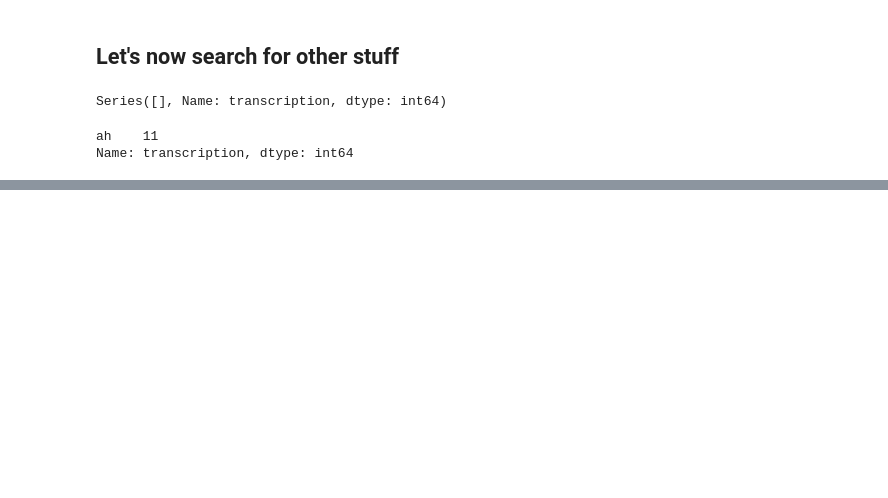
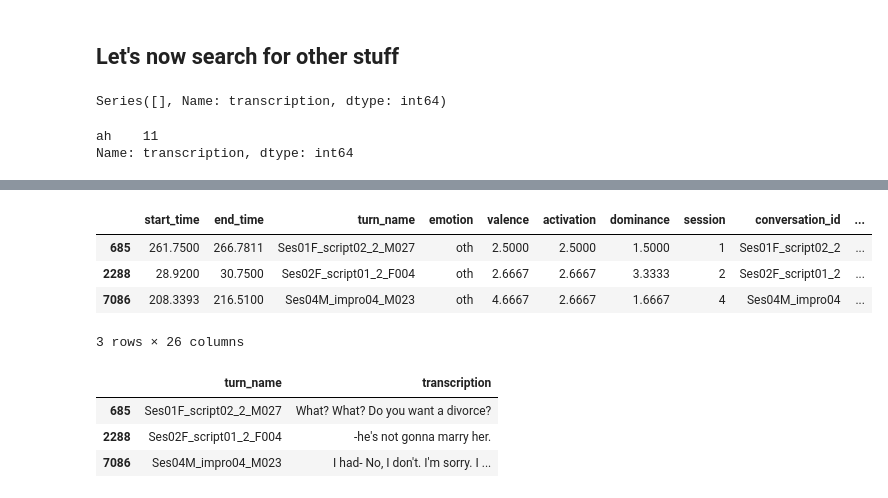
Before and after one commit to nicoloddo/PSYCHE, a Jupyter notebook: Preprocessing/Exploration notebooks/explore_iemocap.ipynb, the cells around one changed output, grey strips where cells are left out. Saved outputs shown, nothing was run; the diff lists cells and outputs as text; code cells hidden in the pictures; blank space fills up the shorter version.

Commit message:
Process IEMOCAP script

```diff
--- a/Preprocessing/Exploration notebooks/explore_iemocap.ipynb
+++ b/Preprocessing/Exploration notebooks/explore_iemocap.ipynb
@@ -268,0 +277,15 @@ Name: transcription, dtype: int64
+# %%
+content.loc[content['emotion'] == 'oth']
+# %% [output]
+|  | start_time | end_time | turn_name | emotion | valence | activation | dominance | session | conversation_id | ... |
+| 685 | 261.7500 | 266.7811 | Ses01F_script02_2_M027 | oth | 2.5000 | 2.5000 | 1.5000 | 1 | Ses01F_script02_2 | ... |
+| 2288 | 28.9200 | 30.7500 | Ses02F_script01_2_F004 | oth | 2.6667 | 2.6667 | 3.3333 | 2 | Ses02F_script01_2 | ... |
+| 7086 | 208.3393 | 216.5100 | Ses04M_impro04_M023 | oth | 4.6667 | 2.6667 | 1.6667 | 4 | Ses04M_impro04 | ... |
+3 rows × 26 columns
+# %%
+content.loc[content['emotion'] == 'oth'][['turn_name','transcription']]
+# %% [output]
+|  | turn_name | transcription |
+| 685 | Ses01F_script02_2_M027 | What? What? Do you want a divorce? |
+| 2288 | Ses02F_script01_2_F004 | -he's not gonna marry her. |
+| 7086 | Ses04M_impro04_M023 | I had- No, I don't. I'm sorry. I ... |
```
Also changed, not shown: parts of 35 cells of this notebook, 4 other files.
